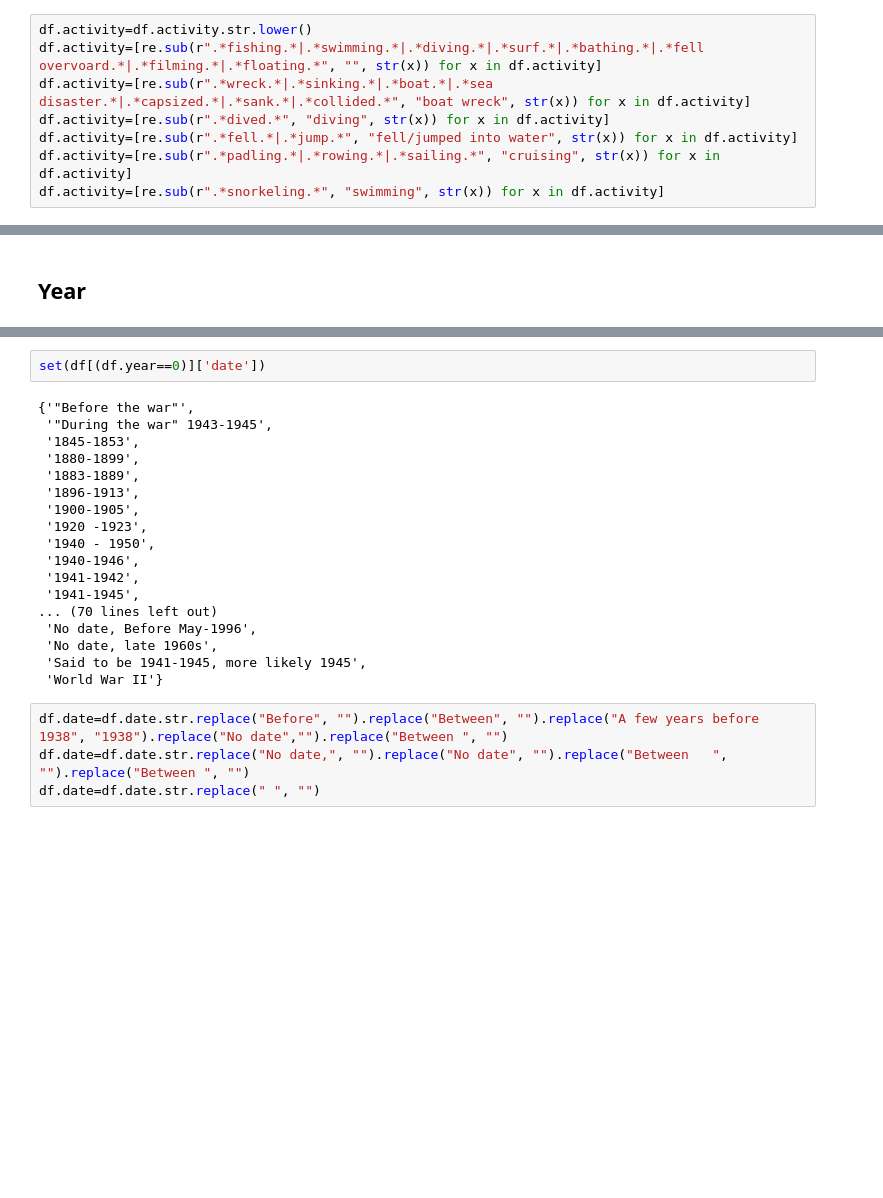
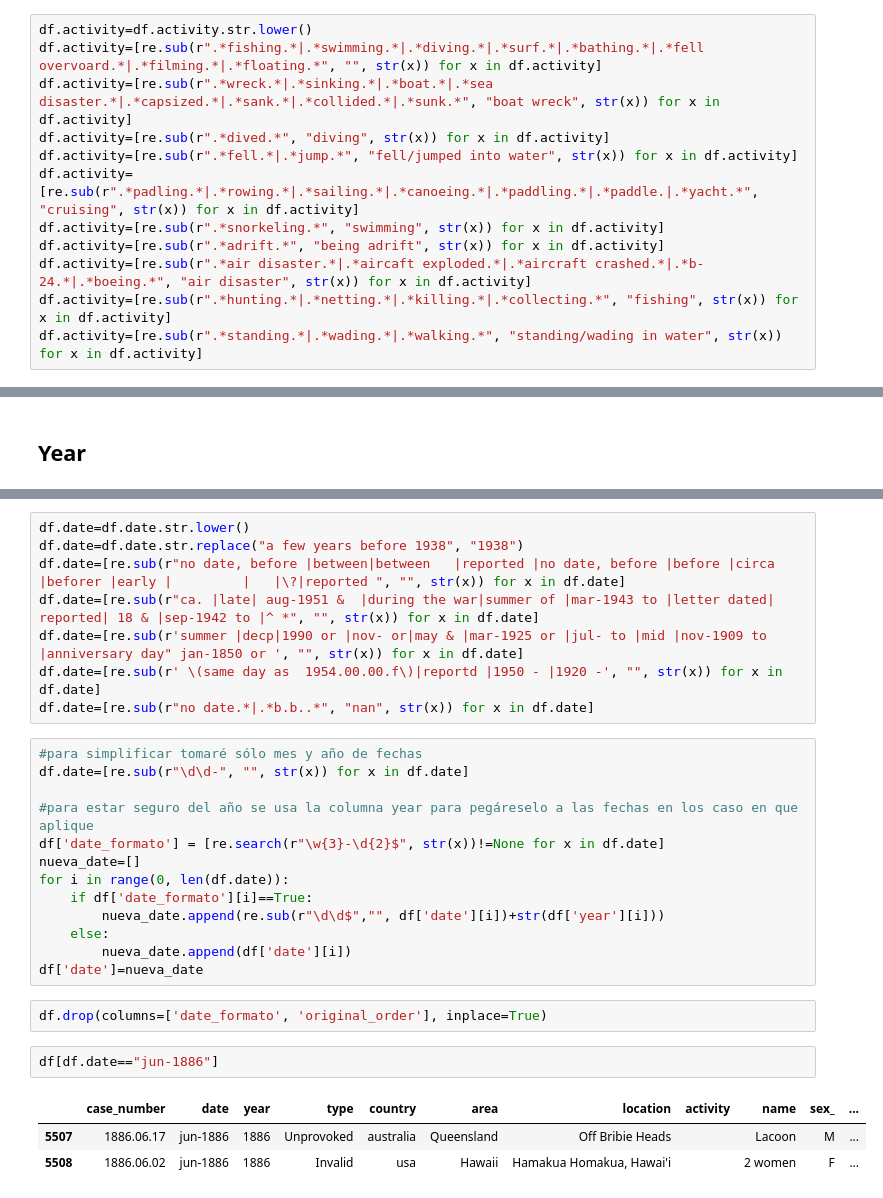
Before and after one commit to ta-data-mexpt/project-pandas, a Jupyter notebook: data-wrangling.ipynb, the cells around one changed output, grey strips where cells are left out. Cells and saved outputs as stored; diff of their text form; blank space fills up the shorter version.

```diff
--- a/data-wrangling.ipynb
+++ b/data-wrangling.ipynb
@@ -195,8 +211,12 @@ set(df.activity.unique())
 # %%
 df.activity=df.activity.str.lower()
 df.activity=[re.sub(r".*fishing.*|.*swimming.*|.*diving.*|.*surf.*|.*bathing.*|.*fell overvoard.*|.*filming.*|.*floating.*", "", str(x)) for x in df.activity]
-df.activity=[re.sub(r".*wreck.*|.*sinking.*|.*boat.*|.*sea disaster.*|.*capsized.*|.*sank.*|.*collided.*", "boat wreck", str(x)) for x in df.activity]
+df.activity=[re.sub(r".*wreck.*|.*sinking.*|.*boat.*|.*sea disaster.*|.*capsized.*|.*sank.*|.*collided.*|.*sunk.*", "boat wreck", str(x)) for x in df.activity]
 df.activity=[re.sub(r".*dived.*", "diving", str(x)) for x in df.activity]
 df.activity=[re.sub(r".*fell.*|.*jump.*", "fell/jumped into water", str(x)) for x in df.activity]
-df.activity=[re.sub(r".*padling.*|.*rowing.*|.*sailing.*", "cruising", str(x)) for x in df.activity]
+df.activity=[re.sub(r".*padling.*|.*rowing.*|.*sailing.*|.*canoeing.*|.*paddling.*|.*paddle.|.*yacht.*", "cruising", str(x)) for x in df.activity]
 df.activity=[re.sub(r".*snorkeling.*", "swimming", str(x)) for x in df.activity]
+df.activity=[re.sub(r".*adrift.*", "being adrift", str(x)) for x in df.activity]
+df.activity=[re.sub(r".*air disaster.*|.*aircaft exploded.*|.*aircraft crashed.*|.*b-24.*|.*boeing.*", "air disaster", str(x)) for x in df.activity]
+df.activity=[re.sub(r".*hunting.*|.*netting.*|.*killing.*|.*collecting.*", "fishing", str(x)) for x in df.activity]
+df.activity=[re.sub(r".*standing.*|.*wading.*|.*walking.*", "standing/wading in water", str(x)) for x in df.activity]
@@ -224,25 +253,30 @@ set(df.date.unique())
  ...}
-# %%
-set(df[(df.year==0)]['date'])
-# %% [output]
-{'"Before the war"',
- '"During the war" 1943-1945',
- '1845-1853',
- '1880-1899',
- '1883-1889',
- '1896-1913',
- '1900-1905',
- '1920 -1923',
- '1940 - 1950',
- '1940-1946',
- '1941-1942',
- '1941-1945',
-... (70 lines left out)
- 'No date, Before May-1996',
- 'No date, late 1960s',
- 'Said to be 1941-1945, more likely 1945',
- 'World War II'}
 # %%
-df.date=df.date.str.replace("Before", "").replace("Between", "").replace("A few years before 1938", "1938").replace("No date","").replace("Between ", "")
-df.date=df.date.str.replace("No date,", "").replace("No date", "").replace("Between   ", "").replace("Between ", "")
-df.date=df.date.str.replace(" ", "")
+df.date=df.date.str.lower()
+df.date=df.date.str.replace("a few years before 1938", "1938")
+df.date=[re.sub(r"no date, before |between|between   |reported |no date, before |before |circa |beforer |early |         |   |\?|reported ", "", str(x)) for x in df.date]
+df.date=[re.sub(r"ca. |late| aug-1951 &  |during the war|summer of |mar-1943 to |letter dated| reported| 18 & |sep-1942 to |^ *", "", str(x)) for x in df.date]
+df.date=[re.sub(r'summer |decp|1990 or |nov- or|may & |mar-1925 or |jul- to |mid |nov-1909 to |anniversary day" jan-1850 or ', "", str(x)) for x in df.date]
+df.date=[re.sub(r' \(same day as  1954.00.00.f\)|reportd |1950 - |1920 -', "", str(x)) for x in df.date]
+df.date=[re.sub(r"no date.*|.*b.b..*", "nan", str(x)) for x in df.date]
+# %%
+#para simplificar tomaré sólo mes y año de fechas
+df.date=[re.sub(r"\d\d-", "", str(x)) for x in df.date]
+
+#para estar seguro del año se usa la columna year para pegáreselo a las fechas en los caso en que aplique
+df['date_formato'] = [re.search(r"\w{3}-\d{2}$", str(x))!=None for x in df.date]
+nueva_date=[]
+for i in range(0, len(df.date)):
+    if df['date_formato'][i]==True:
+        nueva_date.append(re.sub(r"\d\d$","", df['date'][i])+str(df['year'][i]))
+    else:
+        nueva_date.append(df['date'][i])
+df['date']=nueva_date
+# %%
+df.drop(columns=['date_formato', 'original_order'], inplace=True)
+# %%
+df[df.date=="jun-1886"]
+# %% [output]
+|  | case_number | date | year | type | country | area | location | activity | name | sex_ | ... |
+| 5507 | 1886.06.17 | jun-1886 | 1886 | Unprovoked | australia | Queensland | Off Bribie Heads |  | Lacoon | M | ... |
+| 5508 | 1886.06.02 | jun-1886 | 1886 | Invalid | usa | Hawaii | Hamakua Homakua, Hawai'i |  | 2 women | F | ... |
```
Also changed, not shown: parts of 21 cells of this notebook.
